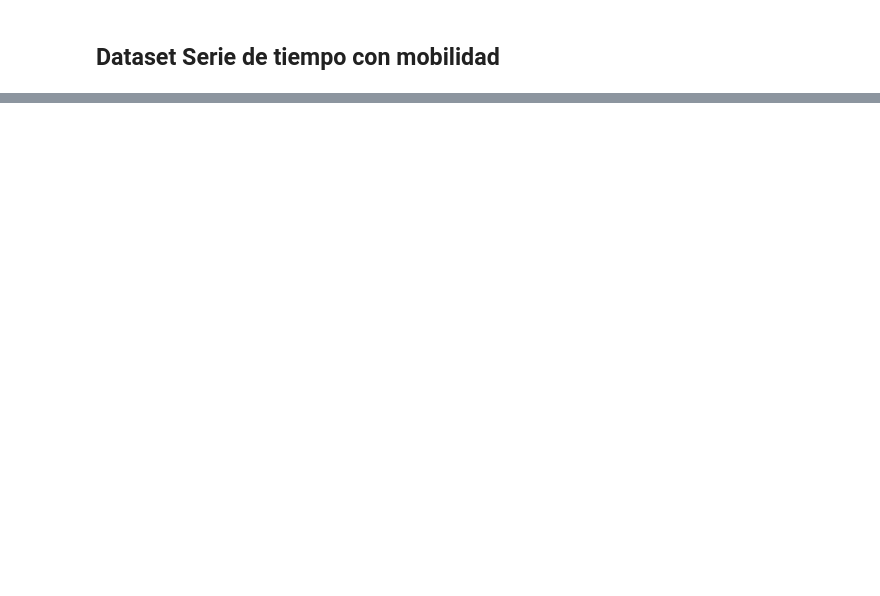
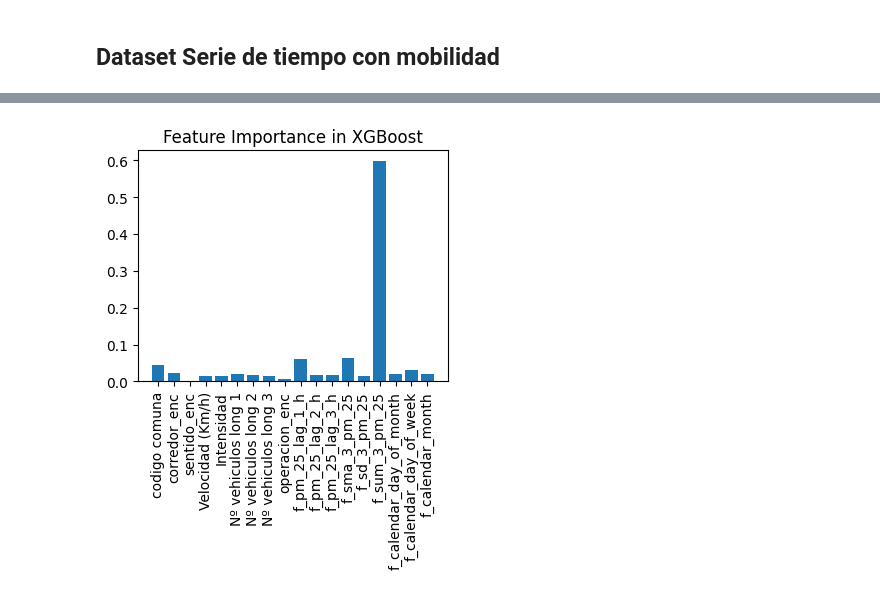
Before and after one commit to Matu10100/AirQuality_Prediction, a Jupyter notebook: Programacion/Modelacion.ipynb, the cells around one changed output, grey strips where cells are left out. Drawn from its saved outputs; the diff is of its cells as text; code cells hidden in the pictures; blank space fills up the shorter version.

```diff
--- a/Programacion/Modelacion.ipynb
+++ b/Programacion/Modelacion.ipynb
@@ -489,0 +562,8 @@ plt.show()
+# %%
+plt.figure(figsize=(4,3))
+plt.bar(range(X_train.shape[1]), importanceXGB)
+plt.xticks(range(X_train.shape[1]), X_train.columns, rotation=90)
+plt.title("Feature Importance in XGBoost")
+plt.show()
+# %% [output]
+[figure, added]
```
Also changed, not shown: parts of 24 cells of this notebook, 1 other file.
